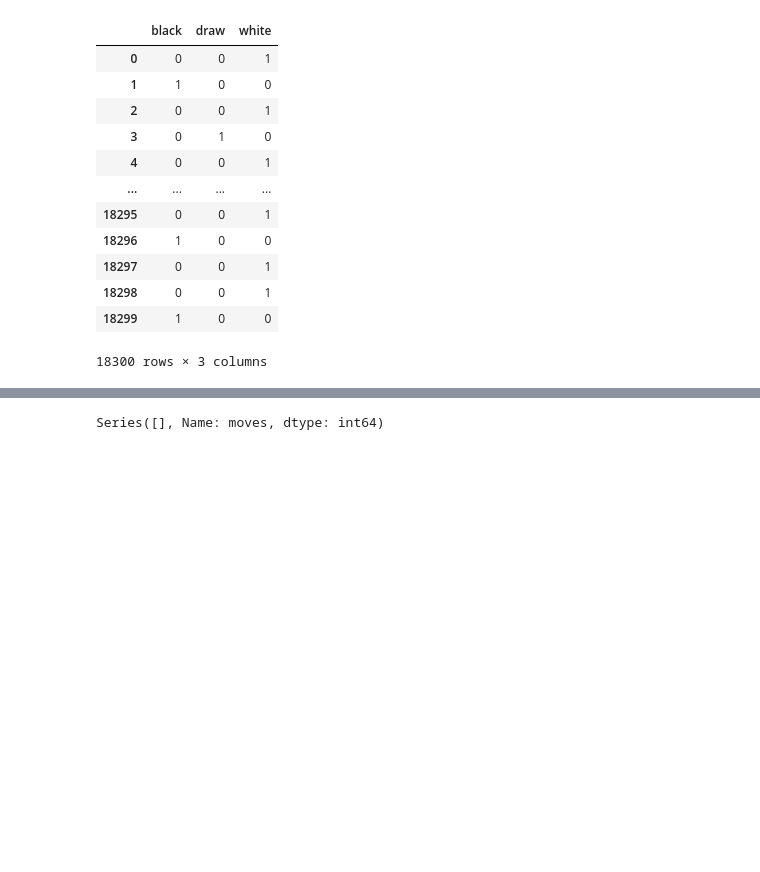
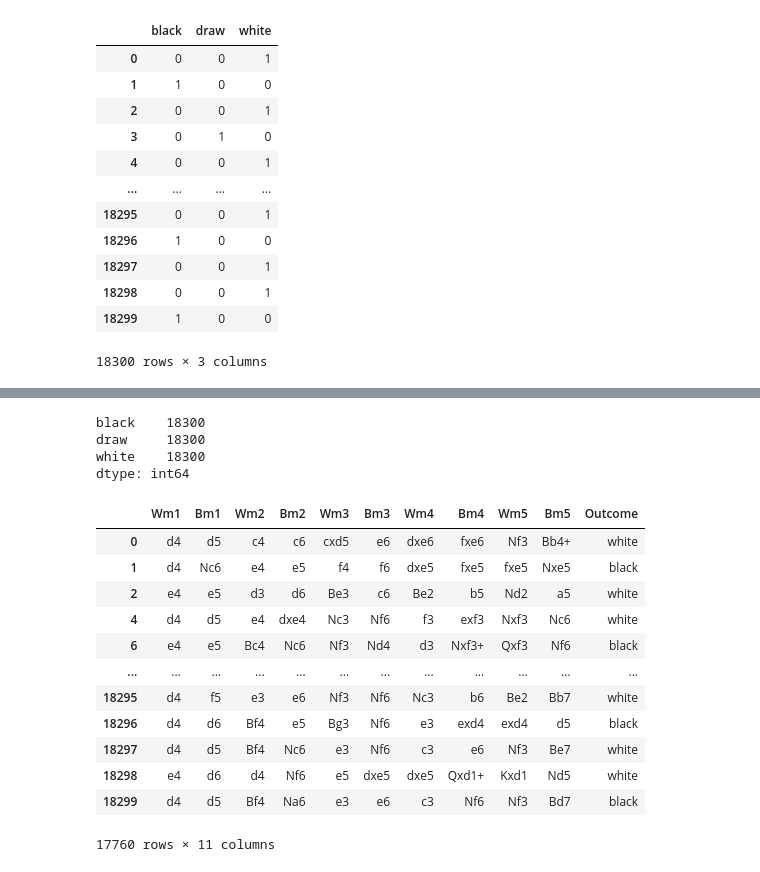
Before and after one commit to Nveatch/Chess_Games_Group_Analysis, a Jupyter notebook: Segment_1ML.ipynb, the cells around one changed output, grey strips where cells are left out. Cells and saved outputs as stored; diff of their text form; code cells hidden in the pictures; blank space fills up the shorter version.

```diff
--- a/Segment_1ML.ipynb
+++ b/Segment_1ML.ipynb
@@ -142,4 +97,36 @@ y = df.loc[:, target].copy()
-# %%
-y['moves'].value_counts()
-# %% [output]
-Series([], Name: moves, dtype: int64)
+# %%
+winner_dummy.count()
+# %% [output]
+black    18300
+draw     18300
+white    18300
+dtype: int64
+# %%
+chess_df=pd.read_csv("/Users/joeyarney/Desktop/DataBootCamp/Group_1_Final_Project/Chess Datasets/games.csv")
+# %%
+# Split moves column into moves df
+moves_df = chess_df['moves'].str.split(' ', n=10, expand=True)
+
+# Drop column 10 and rename columns
+moves_df=moves_df.drop(10,axis=1)
+moves_df.columns= ["Wm1","Bm1","Wm2","Bm2","Wm3","Bm3","Wm4","Bm4","Wm5","Bm5"]
+
+moves_df["Outcome"] = chess_df["winner"]
+
+# drop na
+moves_df = moves_df.dropna()
+moves_df
+# %% [output]
+|  | Wm1 | Bm1 | Wm2 | Bm2 | Wm3 | Bm3 | Wm4 | Bm4 | Wm5 | Bm5 | Outcome |
+| 0 | d4 | d5 | c4 | c6 | cxd5 | e6 | dxe6 | fxe6 | Nf3 | Bb4+ | white |
+| 1 | d4 | Nc6 | e4 | e5 | f4 | f6 | dxe5 | fxe5 | fxe5 | Nxe5 | black |
+| 2 | e4 | e5 | d3 | d6 | Be3 | c6 | Be2 | b5 | Nd2 | a5 | white |
+| 4 | d4 | d5 | e4 | dxe4 | Nc3 | Nf6 | f3 | exf3 | Nxf3 | Nc6 | white |
+| 6 | e4 | e5 | Bc4 | Nc6 | Nf3 | Nd4 | d3 | Nxf3+ | Qxf3 | Nf6 | black |
+| ... | ... | ... | ... | ... | ... | ... | ... | ... | ... | ... | ... |
+| 18295 | d4 | f5 | e3 | e6 | Nf3 | Nf6 | Nc3 | b6 | Be2 | Bb7 | white |
+| 18296 | d4 | d6 | Bf4 | e5 | Bg3 | Nf6 | e3 | exd4 | exd4 | d5 | black |
+| 18297 | d4 | d5 | Bf4 | Nc6 | e3 | Nf6 | c3 | e6 | Nf3 | Be7 | white |
+| 18298 | e4 | d6 | d4 | Nf6 | e5 | dxe5 | dxe5 | Qxd1+ | Kxd1 | Nd5 | white |
+| 18299 | d4 | d5 | Bf4 | Na6 | e3 | e6 | c3 | Nf6 | Nf3 | Bd7 | black |
+17760 rows × 11 columns
```
Also changed, not shown: parts of 19 cells of this notebook.
